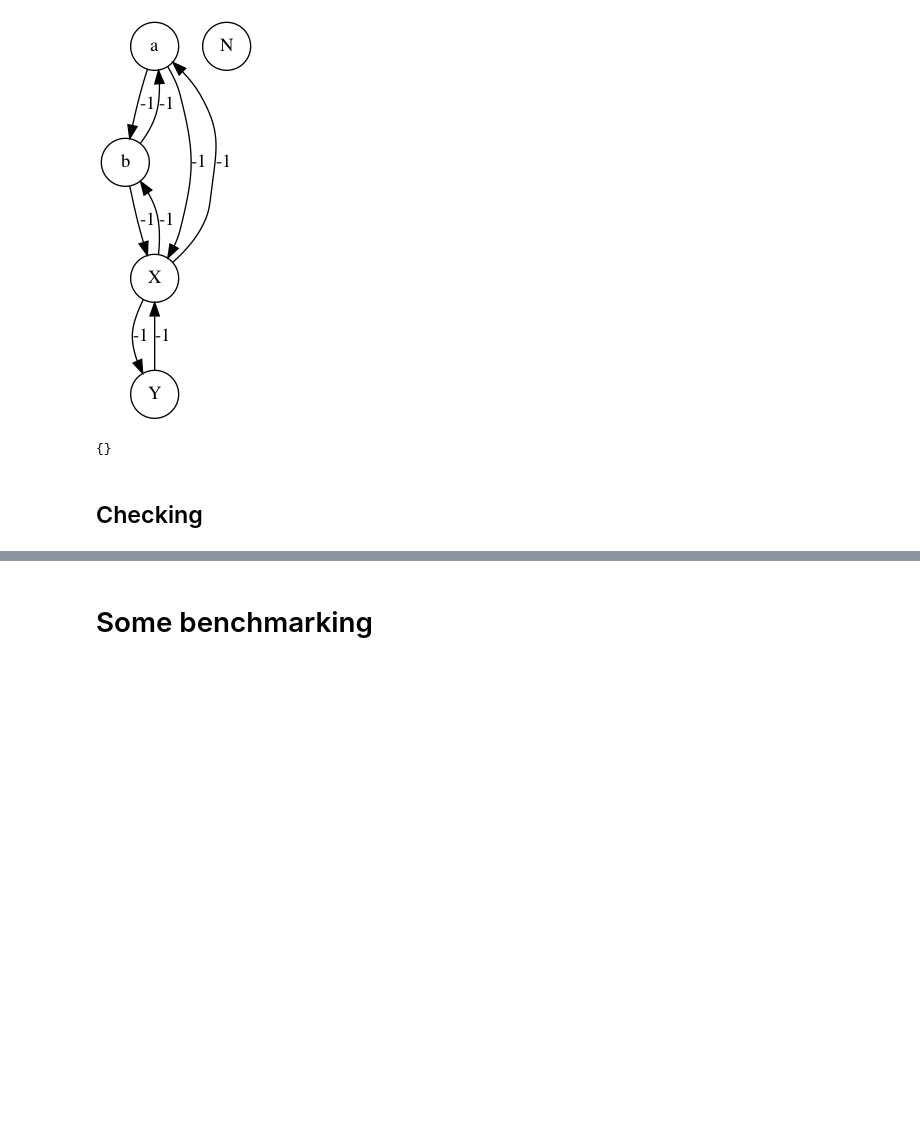
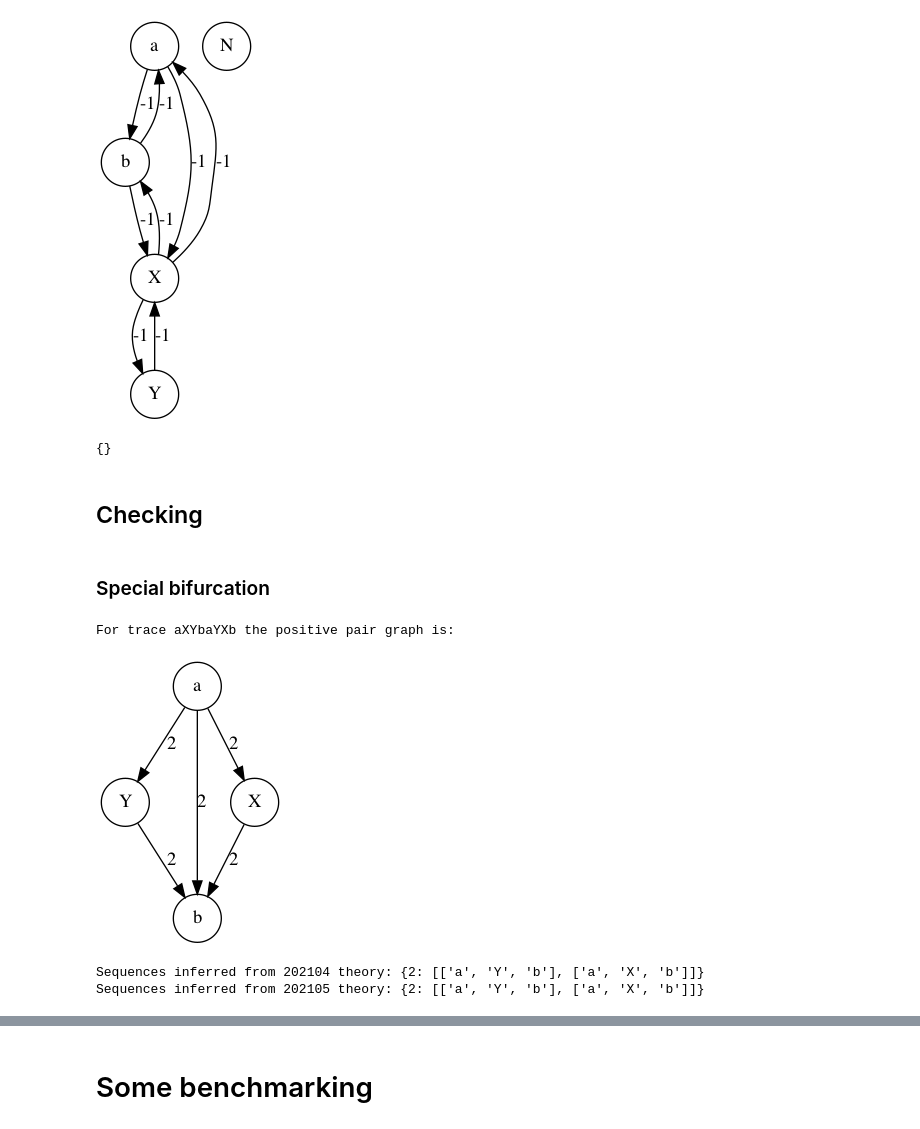
Before and after one commit to jpgil/logdelay, a Jupyter notebook: notebooks/2021-refactor/2021-05-17-Quick Pair Graphs.ipynb, the cells around one changed output, grey strips where cells are left out. Cells and saved outputs as stored; diff of their text form; code cells hidden in the pictures; blank space fills up the shorter version.

```diff
--- a/notebooks/2021-refactor/2021-05-17-Quick Pair Graphs.ipynb
+++ b/notebooks/2021-refactor/2021-05-17-Quick Pair Graphs.ipynb
@@ -113,6 +112,21 @@ sequences_from_positive_graph( addedGraphs3 )
 {}
 # %% [markdown]
 ## Checking
+# %% [markdown]
+### Special bifurcation
+# %%
+L=['aXYbaYXb']
+for X in L:
+    print('For trace {} the positive pair graph is:'.format(X))
+    graph(positive_graph(X))
+
+print('Sequences inferred from 202104 theory: {}'.format(theory202104.sequences_from_log(L)))
+print('Sequences inferred from 202105 theory: {}'.format(sequences_from_log(L)))
+# %% [output]
+For trace aXYbaYXb the positive pair graph is:
+[figure, added]
+Sequences inferred from 202104 theory: {2: [['a', 'Y', 'b'], ['a', 'X', 'b']]}
+Sequences inferred from 202105 theory: {2: [['a', 'Y', 'b'], ['a', 'X', 'b']]}
 # %%
 # Single path ABC 1234 qwxyz noise(sfd)
 L = [
```
Also changed, not shown: parts of 11 cells of this notebook, 2 other files.
